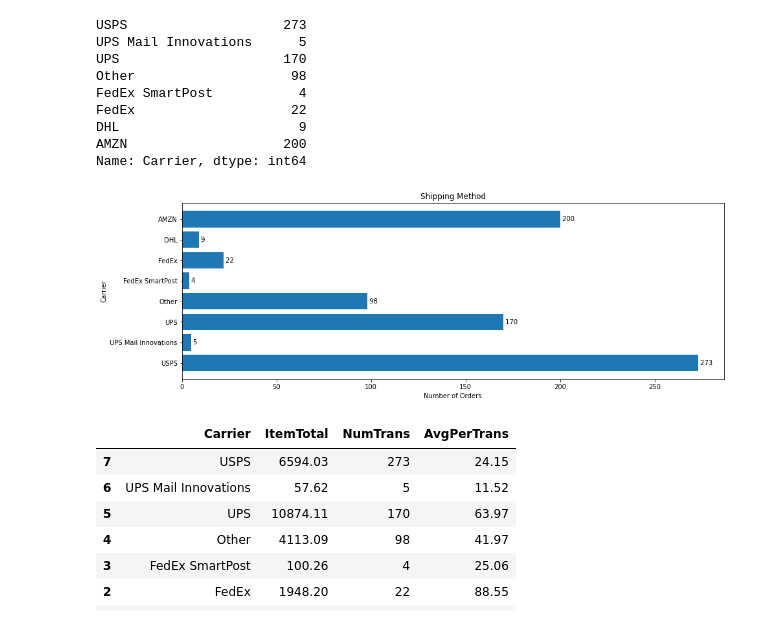
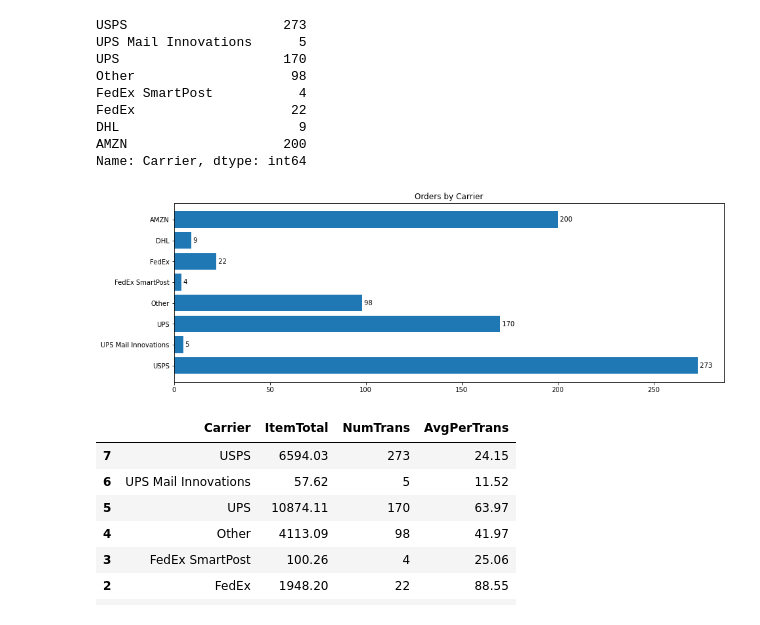
Before and after one commit to AmitSamra/AmazonOrderHistoryAirflowEC2, a Jupyter notebook: AmazonOrderHistoryAirflowAWS_EC2_input.ipynb, the cells around one changed output. Drawn from its saved outputs; the diff is of its cells as text; code cells hidden in the pictures.

Commit message:
Refactored plots

```diff
--- a/AmazonOrderHistoryAirflowAWS_EC2_input.ipynb
+++ b/AmazonOrderHistoryAirflowAWS_EC2_input.ipynb
@@ -423,8 +410,6 @@ plt.show()
 # Purchases by category share
 
 df_CategoryShare = df[['Category', 'ItemTotal']]
-df_CategoryShare['Category'] = df_CategoryShare['Category'].str.replace('_', ' & ').str.title()
-df_CategoryShare['Category'] = df_CategoryShare['Category'].str.replace('Gift & Card', 'Gift Card')
 df_CategoryShare = df_CategoryShare.groupby('Category', as_index = False)
 df_CategoryShare = df_CategoryShare['ItemTotal'].sum()
 df_CategoryShare['Share'] = df_CategoryShare['ItemTotal'].div(df_CategoryShare['ItemTotal'].sum())*100
@@ -463,10 +438,9 @@ ax.barh(df_CategoryShare['Category'],df_CategoryShare['Share'], color = 'steelbl
 ax.set_title('Purchases by Category Share')
 
 # x-axis
-ax.set_xlabel('Percent')
-
-# y-axis
-ax.set_ylabel('Category')
+ax.xaxis.set_major_formatter(
+    ticker.FuncFormatter(lambda x,p: format(int(x))+ ' %')
+)
 
 # labels
 for i,j in zip(df_CategoryShare.Category, df_CategoryShare.Share):
@@ -501,13 +475,11 @@ ax.bar(df_DayPur['OrderDayName'],df_DayPur['ItemTotal'], color = 'steelblue', wi
 ax.set_title('Purchases by Day')
 
 # x-axis
-ax.set_xlabel('Day')
 plt.xticks(rotation = 0)
 
 # y-axis
-ax.set_ylabel('$ Amount')
 ax.yaxis.set_major_formatter(
-    ticker.FuncFormatter(lambda y,p: format(int(y), ','))
+    ticker.FuncFormatter(lambda y,p: '$ '+format(int(y), ','))
 )
 
 # labels
@@ -607,21 +579,19 @@ df_YearAvgTrans
 
 fig, ax = plt.subplots(figsize = (15,5))
 ax.bar(df_YearAvgTrans['OrderYear'],df_YearAvgTrans['AvgPerTrans'], color = 'steelblue')
-ax.set_title('Average per Transaction per Year')
+ax.set_title('Average per Transaction by Year')
 
 # x-axis
-ax.set_xlabel('Year')
 plt.xticks([x for x in df_YearAvgTrans['OrderYear']], rotation = 0)
 
 # y-axis
-ax.set_ylabel('$ Amount')
 ax.yaxis.set_major_formatter(
-    ticker.FuncFormatter(lambda y,p: format(int(y), ','))
+    ticker.FuncFormatter(lambda y,p: '$ '+format(int(y), ','))
 )
 
 # labels
 for i,j in zip(df_YearAvgTrans['OrderYear'], df_YearAvgTrans['AvgPerTrans']):
-    ax.annotate(format(int(j), ','), xy=(i,j), va='bottom', ha='center')
+    ax.annotate('$ '+format(int(j), ','), xy=(i,j), va='bottom', ha='center')
 
 plt.show()
 #ax.figure.savefig('./img/AveragePerTransPerYear.png', bbox_inches='tight', dpi=150)
@@ -647,24 +617,18 @@ Name: Carrier, dtype: int64
 # %%
 # Plot of shipping method
 
 fig,ax = plt.subplots(figsize = (15, 5))
 ax.barh(CarrierVC.index, CarrierVC.values)
-ax.set_title('Shipping Method')
-
-# x-axis
-ax.set_xlabel('Number of Orders')
-
-# y-axis
-ax.set_ylabel('Carrier')
+ax.set_title('Orders by Carrier')
 
 # labels
 for i,j in zip(CarrierVC.index, CarrierVC.values):
     ax.annotate(' '+format(int(j), ','), xy=(j,i), va='center', ha='left')
 
 plt.show()
 #ax.figure.savefig('./img/ShippingMethod.png', bbox_inches='tight', dpi=150)
 # %% [output]
-[figure, old version]
+[figure, new version]
 # %%
 # Shipping method and avg transaction cost
 
```
Also changed, not shown: parts of 19 cells of this notebook, 9 other files.
